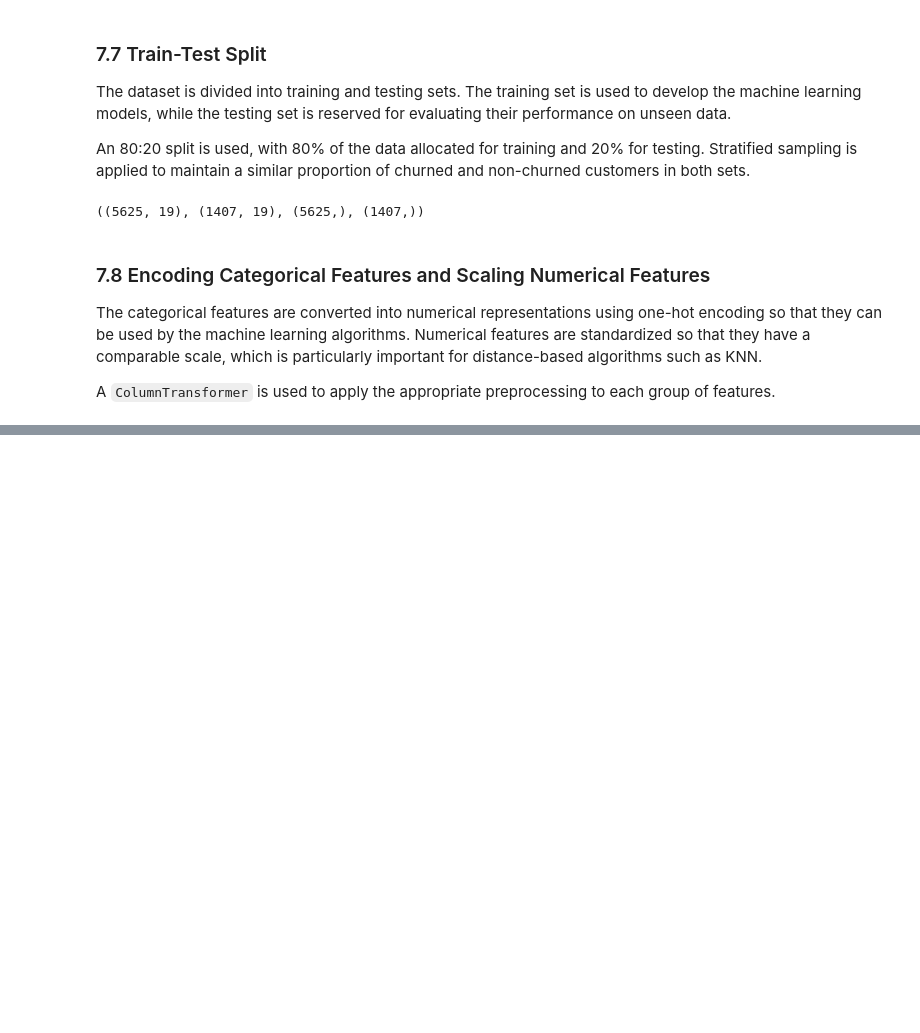
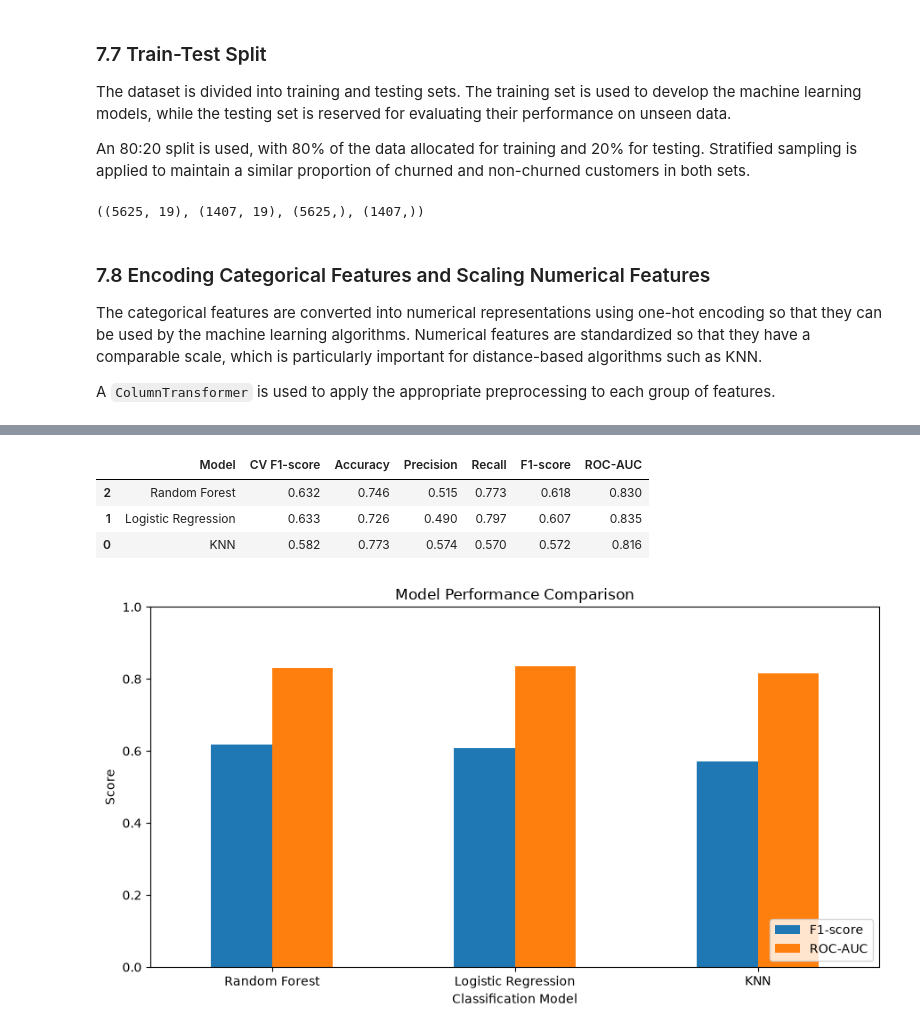
Before and after one commit to nadijaranawaka/Machine-Learning-Coursework, a Jupyter notebook: notebooks/telco_churn_analysis.ipynb, the cells around one changed output, grey strips where cells are left out. Cells and saved outputs as stored; diff of their text form; code cells hidden in the pictures; blank space fills up the shorter version.

Commit message:
Model Implementation

```diff
--- a/notebooks/telco_churn_analysis.ipynb
+++ b/notebooks/telco_churn_analysis.ipynb
@@ -536,0 +550,5 @@ preprocessor = ColumnTransformer(
+# %%
+knn_pipeline = Pipeline([
+    ("preprocessor", preprocessor),
+    ("model", KNeighborsClassifier())
+])
@@ -536,0 +770,14 @@ preprocessor = ColumnTransformer(
+# %%
+rf_best = rf_search.best_estimator_
+
+y_pred_rf = rf_best.predict(X_test)
+y_prob_rf = rf_best.predict_proba(X_test)[:, 1]
+
+print("Accuracy:", accuracy_score(y_test, y_pred_rf))
+print("Precision:", precision_score(y_test, y_pred_rf, zero_division=0))
+print("Recall:", recall_score(y_test, y_pred_rf, zero_division=0))
+print("F1-score:", f1_score(y_test, y_pred_rf, zero_division=0))
+print("ROC-AUC:", roc_auc_score(y_test, y_prob_rf))
+
+print("\nClassification Report:")
+print(classification_report(y_test, y_pred_rf, zero_division=0))
@@ -536,0 +804,58 @@ preprocessor = ColumnTransformer(
+# %%
+results = pd.DataFrame([
+    {
+        "Model": "KNN",
+        "CV F1-score": knn_search.best_score_,
+        "Accuracy": accuracy_score(y_test, y_pred_knn),
+        "Precision": precision_score(y_test, y_pred_knn, zero_division=0),
+        "Recall": recall_score(y_test, y_pred_knn, zero_division=0),
+        "F1-score": f1_score(y_test, y_pred_knn, zero_division=0),
+        "ROC-AUC": roc_auc_score(y_test, y_prob_knn)
+    },
+    {
+        "Model": "Logistic Regression",
+        "CV F1-score": logreg_search.best_score_,
+        "Accuracy": accuracy_score(y_test, y_pred_logreg),
+        "Precision": precision_score(y_test, y_pred_logreg, zero_division=0),
+        "Recall": recall_score(y_test, y_pred_logreg, zero_division=0),
+        "F1-score": f1_score(y_test, y_pred_logreg, zero_division=0),
+        "ROC-AUC": roc_auc_score(y_test, y_prob_logreg)
+    },
+    {
+        "Model": "Random Forest",
+        "CV F1-score": rf_search.best_score_,
+        "Accuracy": accuracy_score(y_test, y_pred_rf),
+        "Precision": precision_score(y_test, y_pred_rf, zero_division=0),
+        "Recall": recall_score(y_test, y_pred_rf, zero_division=0),
+        "F1-score": f1_score(y_test, y_pred_rf, zero_division=0),
+        "ROC-AUC": roc_auc_score(y_test, y_prob_rf)
+    }
+])
+
+results = results.sort_values("F1-score", ascending=False)
+results.round(3)
+# %% [output]
+|  | Model | CV F1-score | Accuracy | Precision | Recall | F1-score | ROC-AUC |
+| 2 | Random Forest | 0.632 | 0.746 | 0.515 | 0.773 | 0.618 | 0.830 |
+| 1 | Logistic Regression | 0.633 | 0.726 | 0.490 | 0.797 | 0.607 | 0.835 |
+| 0 | KNN | 0.582 | 0.773 | 0.574 | 0.570 | 0.572 | 0.816 |
+# %%
+import matplotlib.pyplot as plt
+
+results.plot(
+    x="Model",
+    y=["F1-score", "ROC-AUC"],
+    kind="bar",
+    figsize=(9, 5),
+    ylim=(0, 1),
+    rot=0
+)
+
+plt.title("Model Performance Comparison")
+plt.ylabel("Score")
+plt.xlabel("Classification Model")
+plt.legend(loc="lower right")
+plt.tight_layout()
+plt.show()
+# %% [output]
+[figure, added]
```
Also changed, not shown: parts of 21 cells of this notebook.
